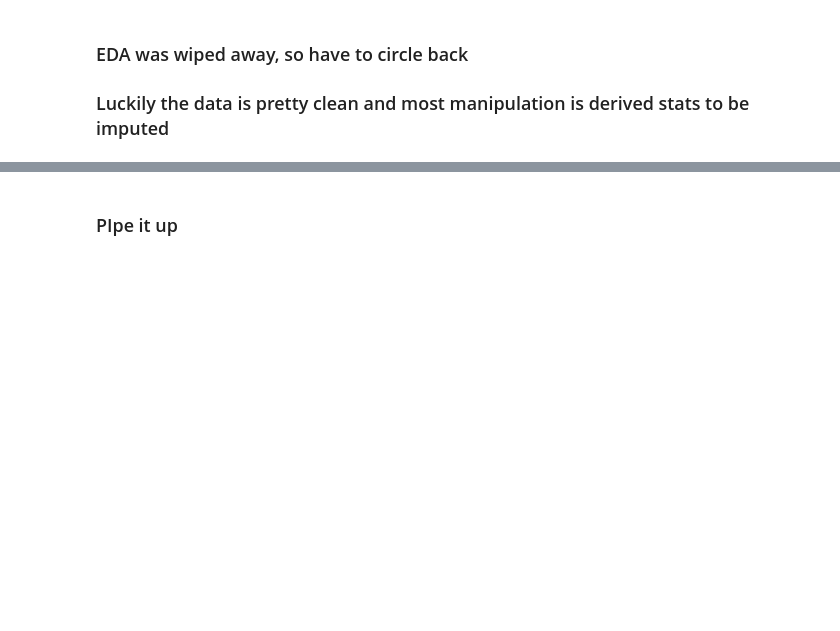
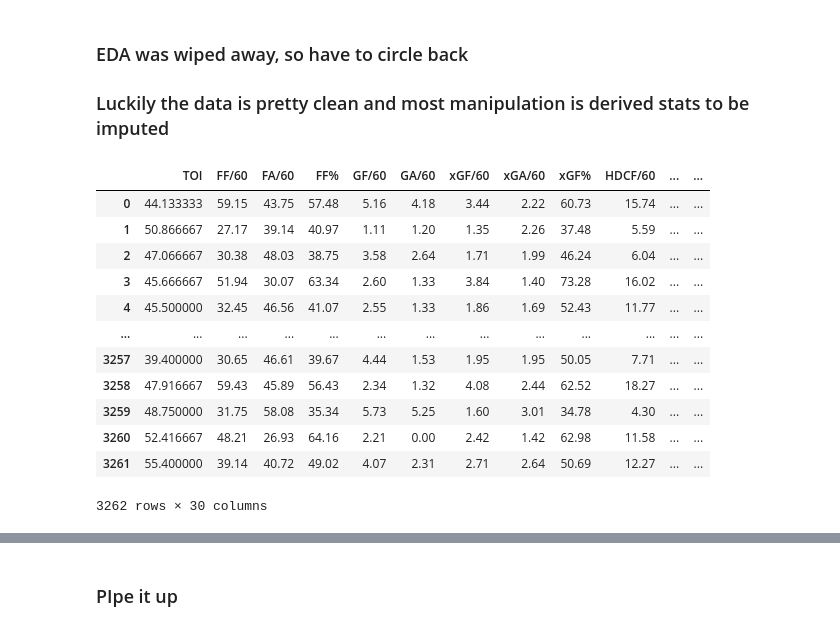
Before and after one commit to jbenasuli/nhl-predictons, a Jupyter notebook: nhl-predictions-sandbox.ipynb, the cells around one changed output, grey strips where cells are left out. Cells and saved outputs as stored; diff of their text form; code cells hidden in the pictures; blank space fills up the shorter version.

```diff
--- a/nhl-predictions-sandbox.ipynb
+++ b/nhl-predictions-sandbox.ipynb
@@ -632,6 +628,22 @@ memory usage: 637.2+ KB
 ### Luckily the data is pretty clean and most manipulation is derived stats to be imputed
 # %%
 home_model_df = home_df.drop(columns=['Game','Team'])
+# %%
+home_model_df
+# %% [output]
+|  | TOI | FF/60 | FA/60 | FF% | GF/60 | GA/60 | xGF/60 | xGA/60 | xGF% | HDCF/60 | ... | ... |
+| 0 | 44.133333 | 59.15 | 43.75 | 57.48 | 5.16 | 4.18 | 3.44 | 2.22 | 60.73 | 15.74 | ... | ... |
+| 1 | 50.866667 | 27.17 | 39.14 | 40.97 | 1.11 | 1.20 | 1.35 | 2.26 | 37.48 | 5.59 | ... | ... |
+| 2 | 47.066667 | 30.38 | 48.03 | 38.75 | 3.58 | 2.64 | 1.71 | 1.99 | 46.24 | 6.04 | ... | ... |
+| 3 | 45.666667 | 51.94 | 30.07 | 63.34 | 2.60 | 1.33 | 3.84 | 1.40 | 73.28 | 16.02 | ... | ... |
+| 4 | 45.500000 | 32.45 | 46.56 | 41.07 | 2.55 | 1.33 | 1.86 | 1.69 | 52.43 | 11.77 | ... | ... |
+| ... | ... | ... | ... | ... | ... | ... | ... | ... | ... | ... | ... | ... |
+| 3257 | 39.400000 | 30.65 | 46.61 | 39.67 | 4.44 | 1.53 | 1.95 | 1.95 | 50.05 | 7.71 | ... | ... |
+| 3258 | 47.916667 | 59.43 | 45.89 | 56.43 | 2.34 | 1.32 | 4.08 | 2.44 | 62.52 | 18.27 | ... | ... |
+| 3259 | 48.750000 | 31.75 | 58.08 | 35.34 | 5.73 | 5.25 | 1.60 | 3.01 | 34.78 | 4.30 | ... | ... |
+| 3260 | 52.416667 | 48.21 | 26.93 | 64.16 | 2.21 | 0.00 | 2.42 | 1.42 | 62.98 | 11.58 | ... | ... |
+| 3261 | 55.400000 | 39.14 | 40.72 | 49.02 | 4.07 | 2.31 | 2.71 | 2.64 | 50.69 | 12.27 | ... | ... |
+3262 rows × 30 columns
 # %%
 home_model_df.info()
 # %% [output]
```
Also changed, not shown: parts of 23 cells of this notebook, 4 other files.
